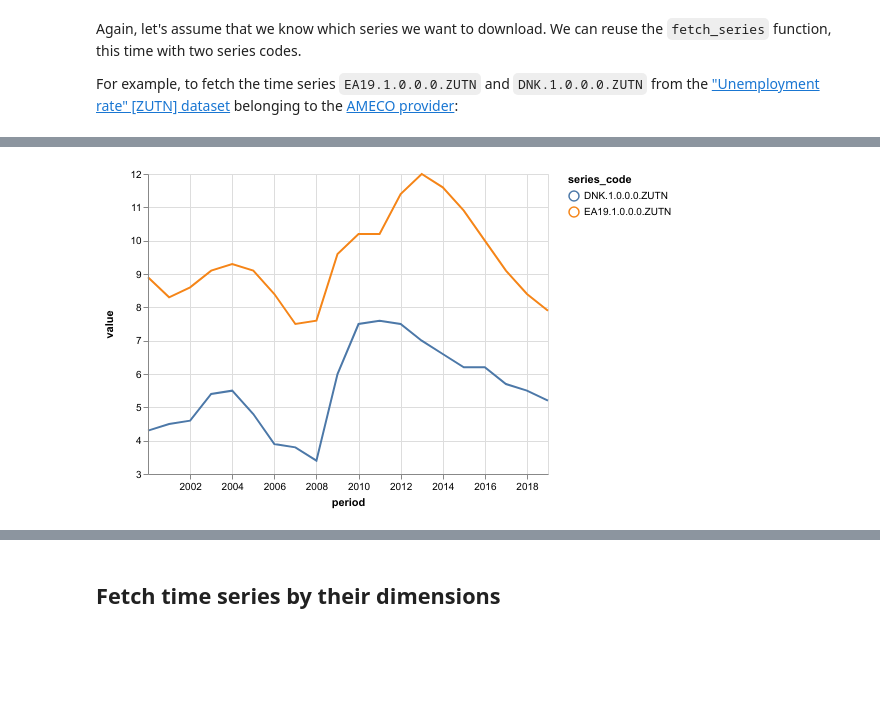
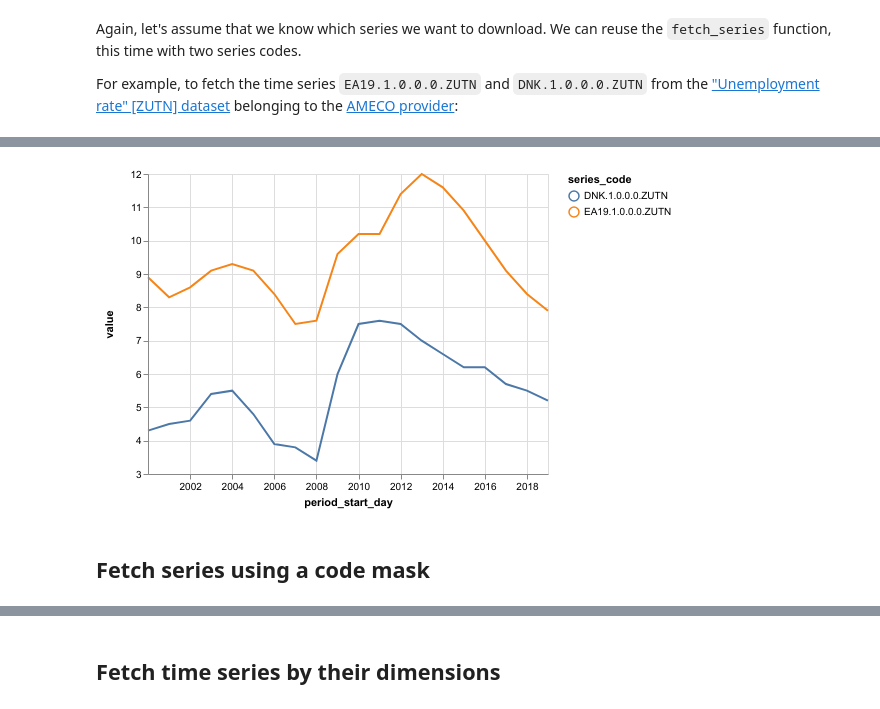
Before and after one commit to ceschi/dbnomics-python-client, a Jupyter notebook: index.ipynb, the cells around one changed output, grey strips where cells are left out. Saved outputs shown, nothing was run; the diff lists cells and outputs as text; code cells hidden in the pictures; blank space fills up the shorter version.

```diff
--- a/index.ipynb
+++ b/index.ipynb
@@ -106,12 +110,14 @@ df2.head()
 # %%
-df2_clean = clean_dataframe(df2).query("period >= '2000'")
+df2_clean = clean_dataframe(df2).query("period_start_day >= '2000'")
 # %%
 chart = Chart(df2_clean).mark_line().encode(
-    x='period',
+    x='period_start_day',
     y=Y('value', scale=Scale(zero=False)),
     color='series_code',
 )
 chart
 # %% [output]
 [interactive output not drawn]
-[figure, old version]
+[figure, new version]
+# %% [markdown]
+## Fetch series using a code mask
```
Also changed, not shown: parts of 20 cells of this notebook, 4 other files.
